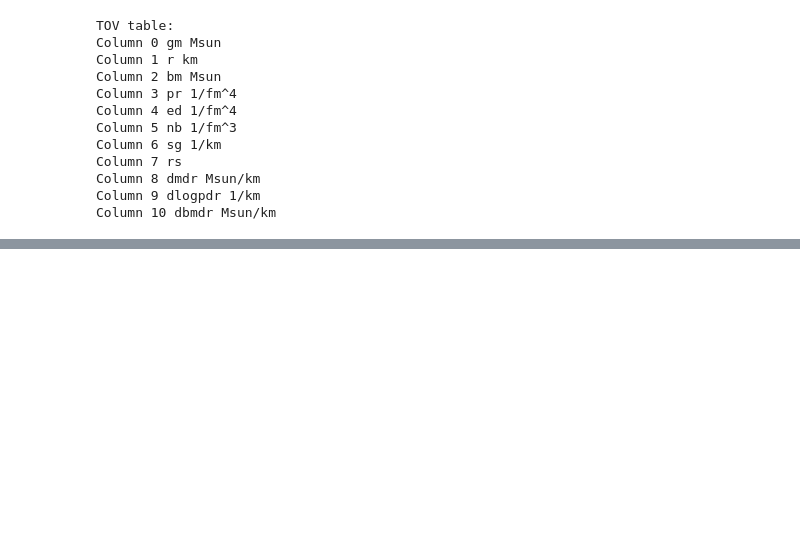
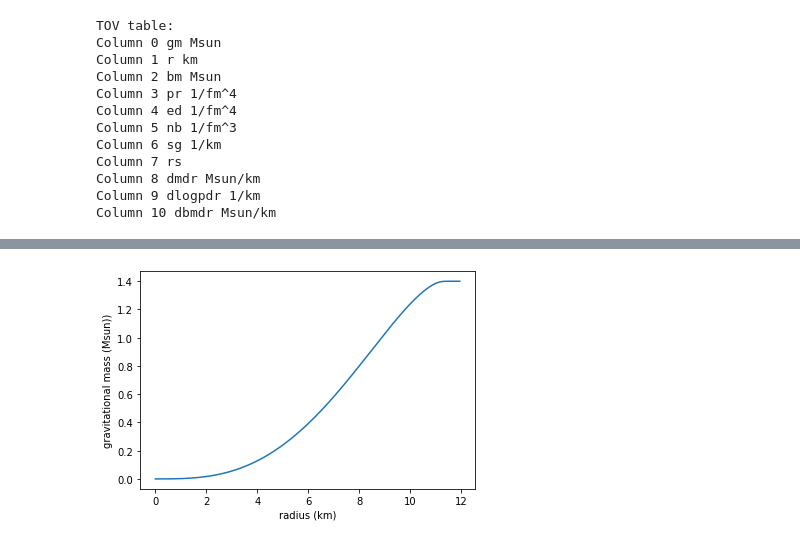
Before and after one commit to awsteiner/o2sclpy, a Jupyter notebook: doc/static/examples/skyrme.ipynb, the cells around one changed output, grey strips where cells are left out. Saved outputs shown, nothing was run; the diff lists cells and outputs as text; code cells hidden in the pictures; blank space fills up the shorter version.

```diff
--- a/doc/static/examples/skyrme.ipynb
+++ b/doc/static/examples/skyrme.ipynb
@@ -139,0 +189,7 @@ Column 10 dbmdr Msun/km
+# %%
+plot.plot(tov_table['r'],tov_table['gm'])
+plot.xlabel('radius (km)')
+plot.ylabel('gravitational mass (Msun))')
+plot.show()
+# %% [output]
+[figure, added]
```
Also changed, not shown: parts of 22 cells of this notebook, 3 other files.
